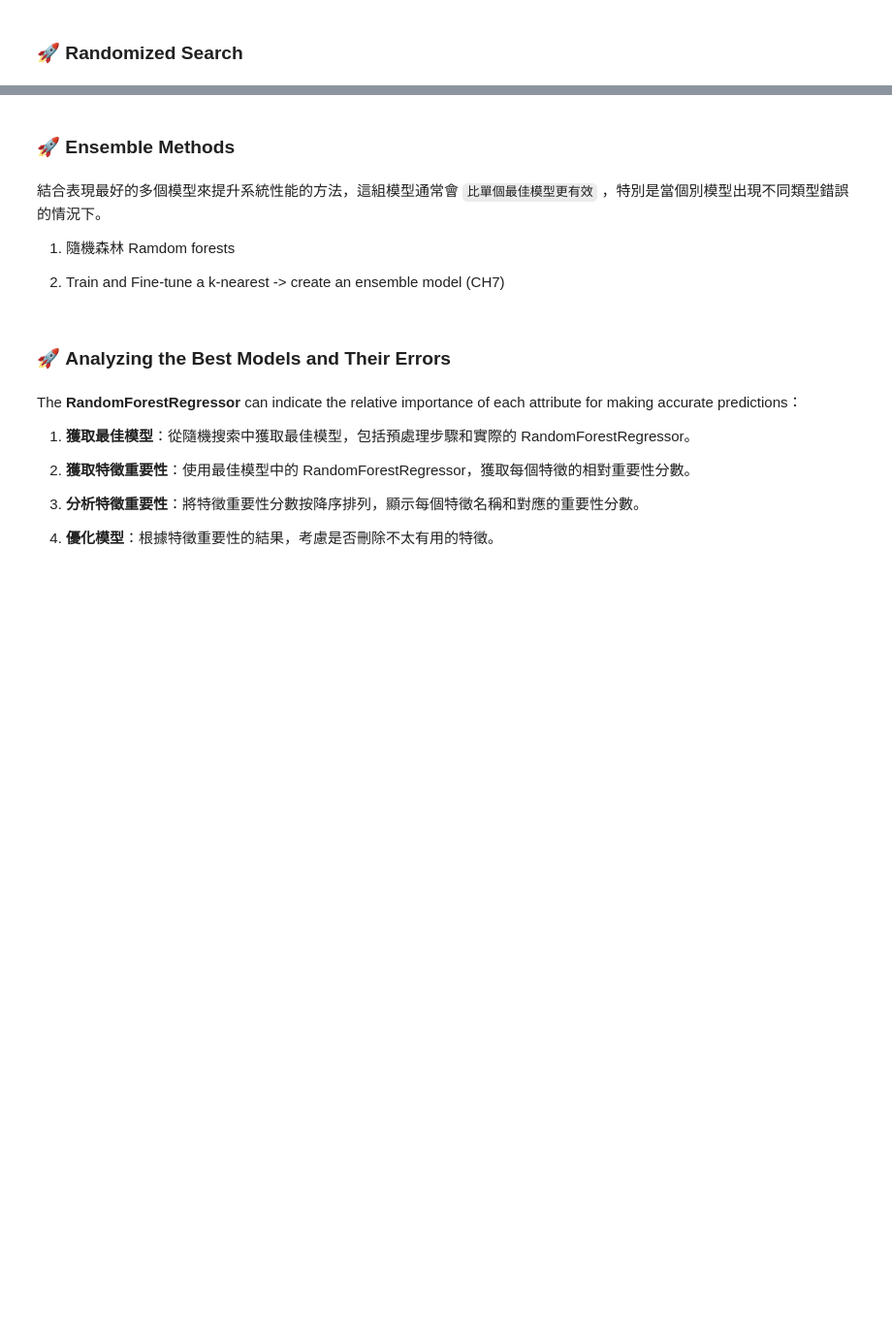
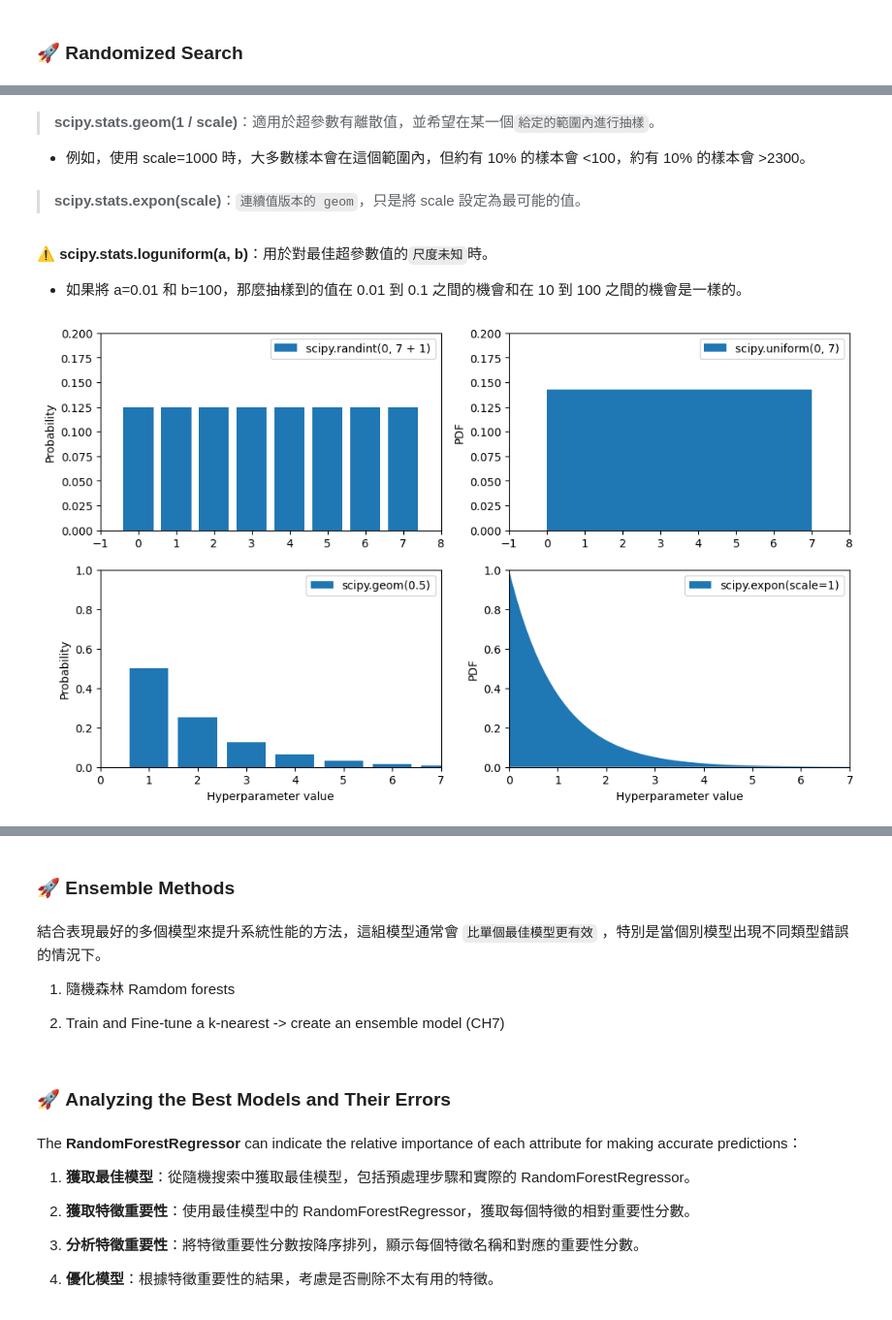
Before and after one commit to TsaiJouWu/end-to-end-ML, a Jupyter notebook: end_to_end_ML.ipynb, the cells around one changed output, grey strips where cells are left out. Shown at 97% size. Cells and saved outputs as stored; diff of their text form; code cells hidden in the pictures; blank space fills up the shorter version.

```diff
--- a/end_to_end_ML.ipynb
+++ b/end_to_end_ML.ipynb
@@ -1558,0 +1857,3 @@ from sklearn.model_selection import GridSearchCV
+# %%
+xs1 = np.arange(0, 7 + 1)
+randint_distrib = randint(0, 7 + 1).pmf(xs1)
@@ -1558,0 +1862,50 @@ from sklearn.model_selection import GridSearchCV
+# %%
+xs2 = np.linspace(0, 7, 500)
+uniform_distrib = uniform(0, 7).pdf(xs2)
+# %% [markdown]
+> **scipy.stats.geom(1 / scale)**：適用於超參數有離散值，並希望在某一個`給定的範圍內進行抽樣`。
+
+- 例如，使用 scale=1000 時，大多數樣本會在這個範圍內，但約有 10% 的樣本會 <100，約有 10% 的樣本會 >2300。
+# %%
+xs3 = np.arange(0, 7 + 1)
+geom_distrib = geom(0.5).pmf(xs3)
+# %% [markdown]
+> **scipy.stats.expon(scale)**：`連續值版本的 geom`，只是將 scale 設定為最可能的值。
+# %%
+xs4 = np.linspace(0, 7, 500)
+expon_distrib = expon(scale=1).pdf(xs4)
+# %% [markdown]
+⚠️ **scipy.stats.loguniform(a, b)**：用於對最佳超參數值的`尺度未知`時。
+- 如果將 a=0.01 和 b=100，那麼抽樣到的值在 0.01 到 0.1 之間的機會和在 10 到 100 之間的機會是一樣的。
+# %%
+plt.figure(figsize=(12, 7))
+
+plt.subplot(2, 2, 1)
+plt.bar(xs1, randint_distrib, label="scipy.randint(0, 7 + 1)")
+plt.ylabel("Probability")
+plt.legend()
+plt.axis([-1, 8, 0, 0.2])
+
+plt.subplot(2, 2, 2)
+plt.fill_between(xs2, uniform_distrib, label="scipy.uniform(0, 7)")
+plt.ylabel("PDF")
+plt.legend()
+plt.axis([-1, 8, 0, 0.2])
+
+plt.subplot(2, 2, 3)
+plt.bar(xs3, geom_distrib, label="scipy.geom(0.5)")
+plt.xlabel("Hyperparameter value")
+plt.ylabel("Probability")
+plt.legend()
+plt.axis([0, 7, 0, 1])
+
+plt.subplot(2, 2, 4)
+plt.fill_between(xs4, expon_distrib, label="scipy.expon(scale=1)")
+plt.xlabel("Hyperparameter value")
+plt.ylabel("PDF")
+plt.legend()
+plt.axis([0, 7, 0, 1])
+
+plt.show()
+# %% [output]
+[figure, added]
```
Also changed, not shown: parts of 66 cells of this notebook.
